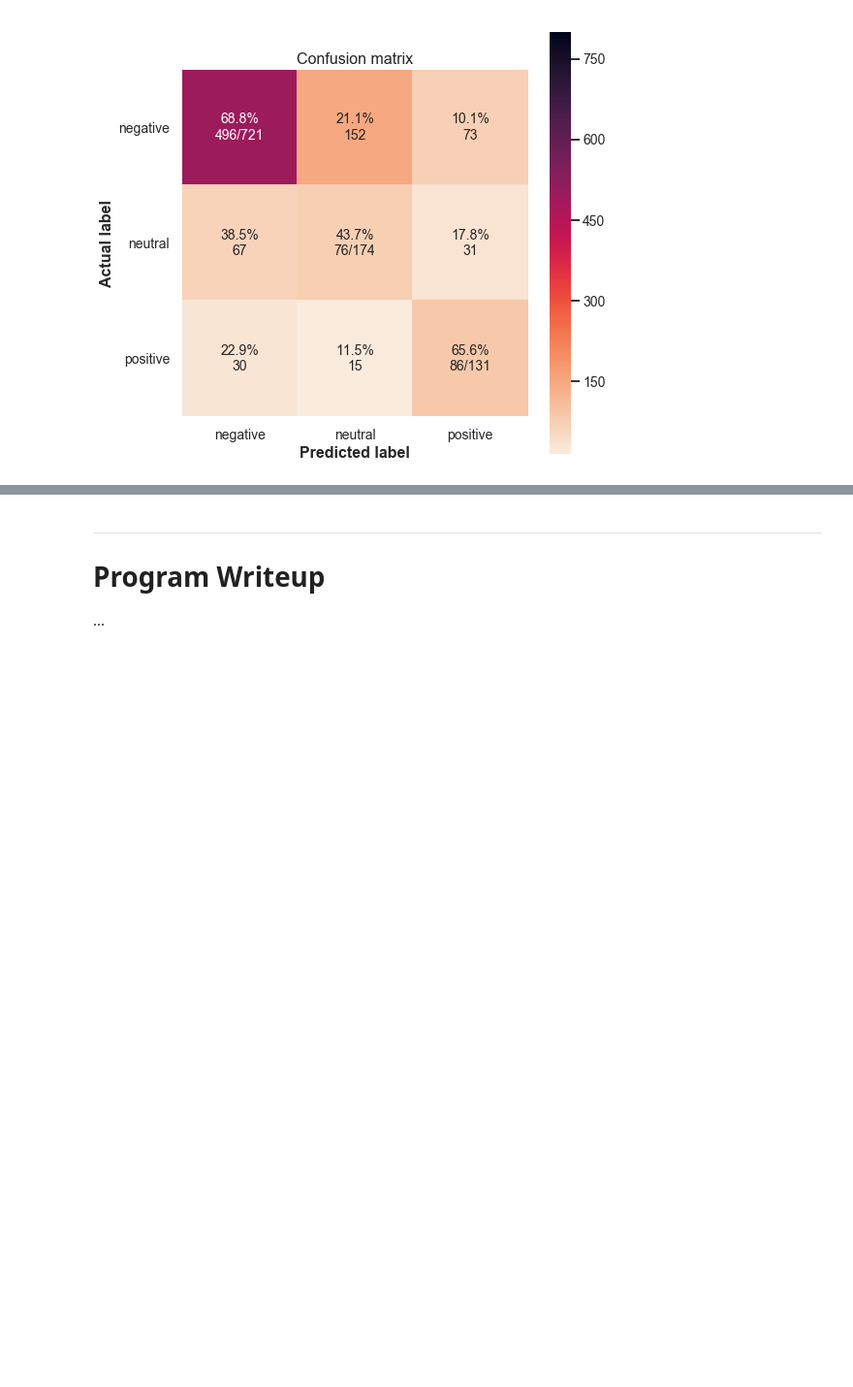
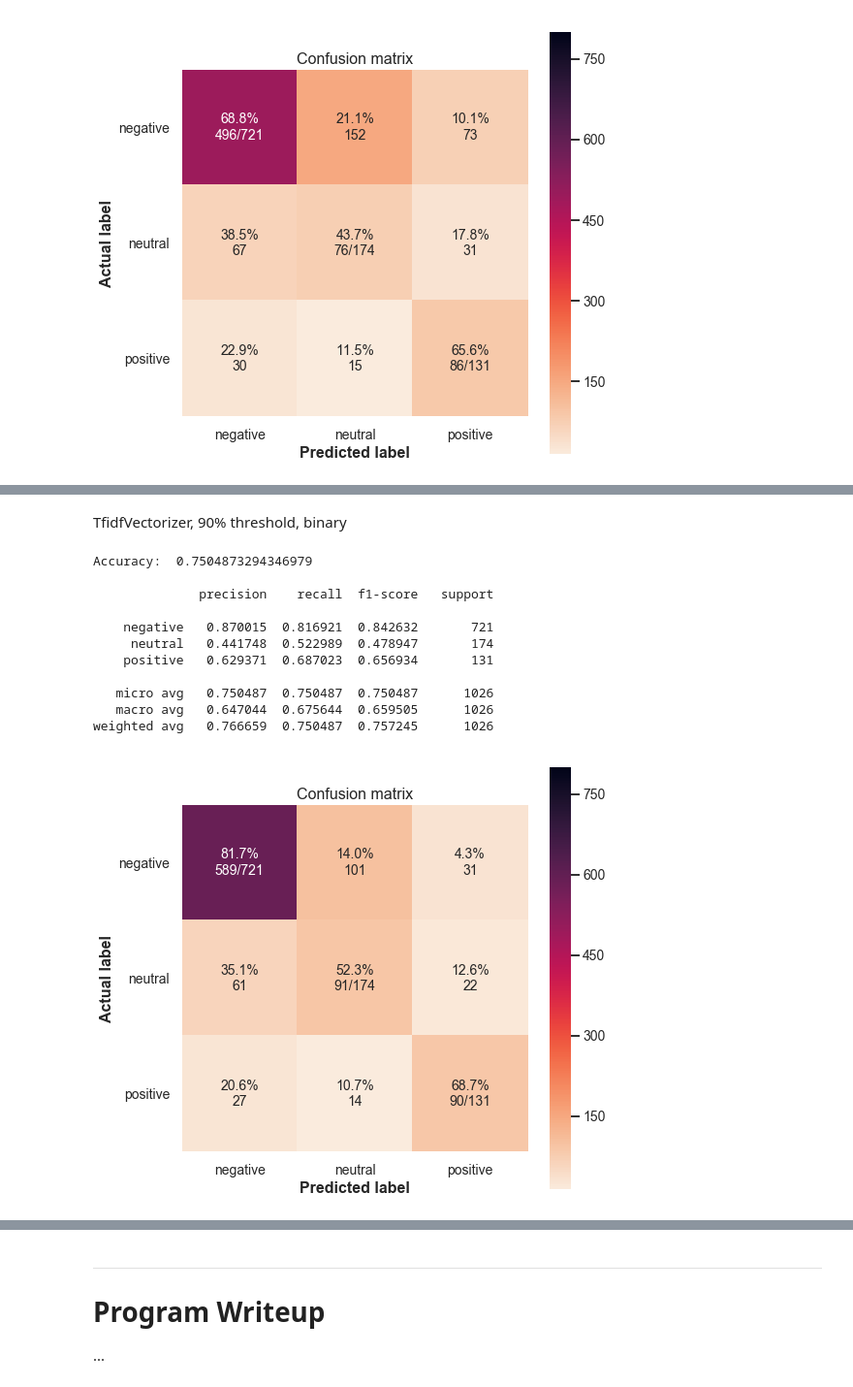
Before and after one commit to kayeval/Sentiment-Analysis, a Jupyter notebook: [INTRNLP] PE4 - Sentiment Analysis Tests.ipynb, the cells around one changed output, grey strips where cells are left out. Shown at 97% size. Drawn from its saved outputs; the diff is of its cells as text; code cells hidden in the pictures; blank space fills up the shorter version.

```diff
--- a/[INTRNLP] PE4 - Sentiment Analysis Tests.ipynb
+++ b/[INTRNLP] PE4 - Sentiment Analysis Tests.ipynb
@@ -607,0 +748,32 @@ CountVectorizer, 90% threshold, random undersampler
+# %% [markdown]
+TfidfVectorizer, 90% threshold, binary
+# %%
+pipe = make_pipeline_imb(
+    TfidfVectorizer(binary=True),
+    NearMiss(),
+    MultinomialNB()
+)
+
+pipe.fit(X_train, y_train)
+y_pred = pipe.predict(X_test)
+
+print('Accuracy: ', accuracy_score(y_test, y_pred), '\n')
+print(classification_report(
+    digits=6,
+    y_true=y_test,
+    y_pred=y_pred))
+
+plot_confusion_matrix(pipe.predict(X_test))
+# %% [output]
+Accuracy:  0.7504873294346979
+
+              precision    recall  f1-score   support
+
+    negative   0.870015  0.816921  0.842632       721
+     neutral   0.441748  0.522989  0.478947       174
+    positive   0.629371  0.687023  0.656934       131
+
+   micro avg   0.750487  0.750487  0.750487      1026
+   macro avg   0.647044  0.675644  0.659505      1026
+weighted avg   0.766659  0.750487  0.757245      1026
+[figure, added]
```
Also changed, not shown: parts of 66 cells of this notebook, 2 other files.
